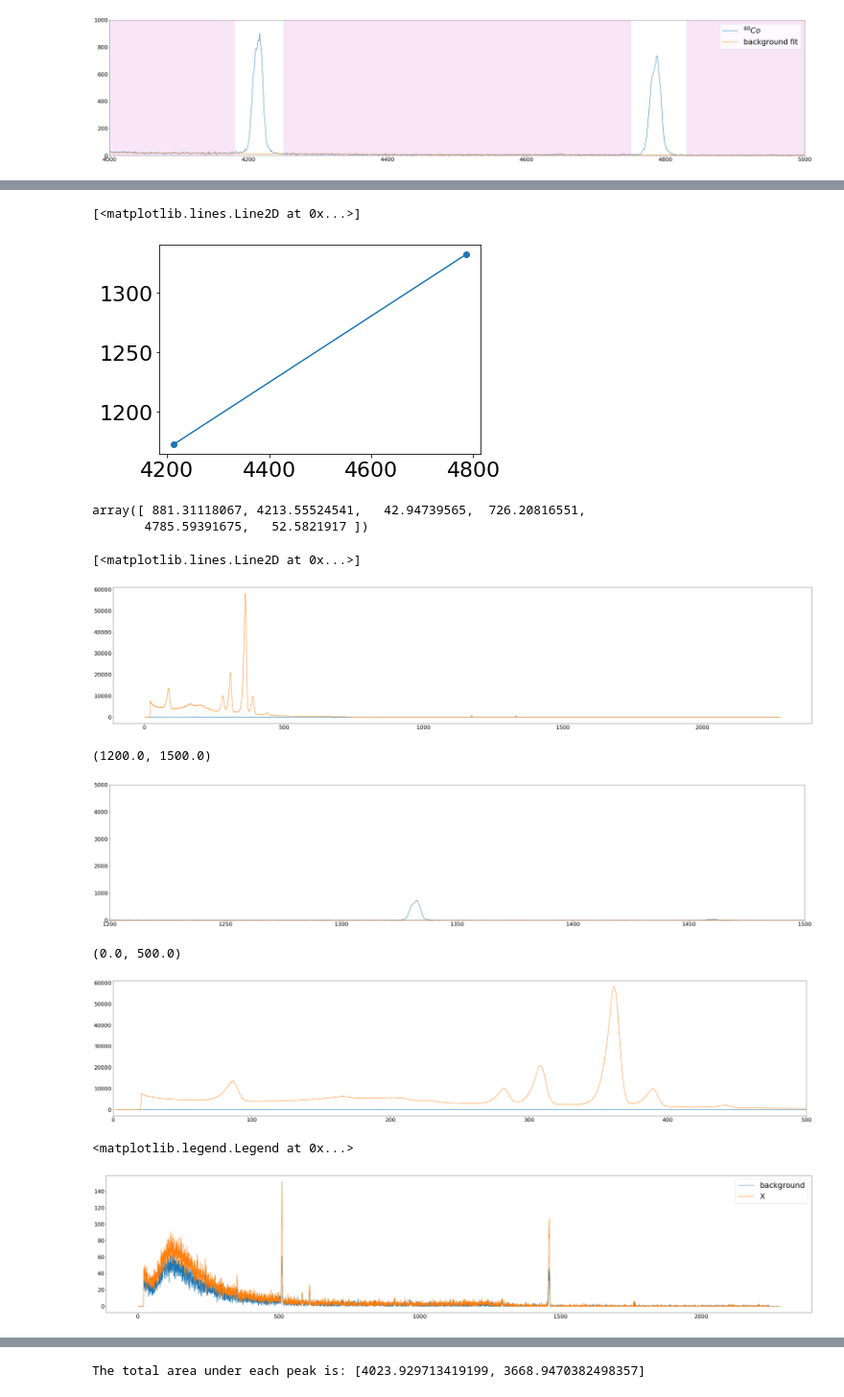
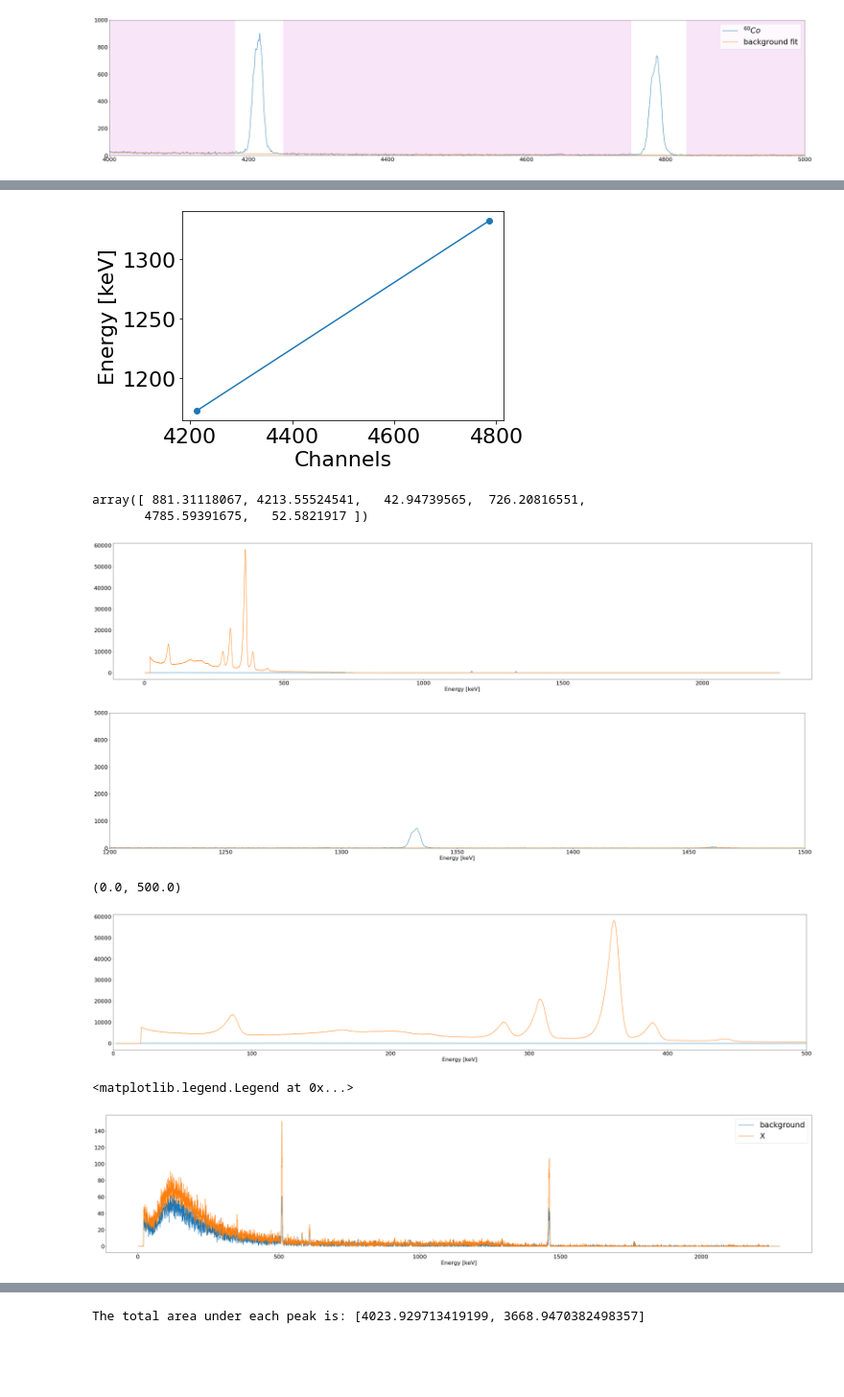
Before and after one commit to callum-mccracken/GRIDS_2022, a Jupyter notebook: HPGe/plot_spectra.ipynb, the cells around one changed output, grey strips where cells are left out. Shown at 96% size. Drawn from its saved outputs; the diff is of its cells as text; code cells hidden in the pictures; blank space fills up the shorter version.

```diff
--- a/HPGe/plot_spectra.ipynb
+++ b/HPGe/plot_spectra.ipynb
@@ -195,8 +196,15 @@ plt.xlim(4000, 5000)
 # %%
-plt.plot([coeff_gauss[1],coeff_gauss[4]], [1173, 1332], '-o')
+#what peaks do we need to match?
+Co60_Peaks = [1173, 1332]
+# Ba133_Peaks = [356]
+# Na22_Peaks = [511, 1274]
+
+plt.plot([coeff_gauss[1],coeff_gauss[4]], Co60_Peaks, '-o')
+plt.ylabel("Energy [keV]")
+plt.xlabel("Channels")
+plt.show()
 # %% [output]
-[<matplotlib.lines.Line2D at 0x...>]
-[figure, old version]
+[figure, new version]
 # %%
 coeff_gauss
 # %% [output]
@@ -213,16 +221,16 @@ channelToEnergy = np.polyval(cal1, xval)
 # 0.277*4200+1.8287
 # %%
 plt.figure(figsize=(50, 10))
-
 
 # plt.plot(spectrum_bkg, label=r'background')
 # plt.plot(spectrum_x, label=r'X')
 plt.plot(channelToEnergy, spectrum_co60, label=r'$^{60}Co$')
 plt.plot(channelToEnergy, spectrum_ba133, label=r'$^{133}Ba$')
 # plt.plot(spectrum_na22, label=r'$^{22}Na$')
+plt.xlabel("Energy [keV]")
+plt.show()
 # %% [output]
-[<matplotlib.lines.Line2D at 0x...>]
-[figure, old version]
+[figure, new version]
 # %%
 plt.figure(figsize=(50, 10))
 
@@ -232,12 +240,12 @@ plt.figure(figsize=(50, 10))
 plt.plot(channelToEnergy, spectrum_co60, label=r'$^{60}Co$')
 plt.plot(channelToEnergy, spectrum_ba133, label=r'$^{133}Ba$')
 # plt.plot(spectrum_na22, label=r'$^{22}Na$')
-
+plt.xlabel("Energy [keV]")
 plt.ylim(0, 5000)
 plt.xlim(1200, 1500)
+plt.show()
 # %% [output]
-(1200.0, 1500.0)
-[figure, old version]
+[figure, new version]
 # %%
 plt.figure(figsize=(50, 10))
 
@@ -248,25 +256,25 @@ plt.plot(channelToEnergy, spectrum_co60, label=r'$^{60}Co$')
 plt.plot(channelToEnergy, spectrum_ba133, label=r'$^{133}Ba$')
 # plt.plot(spectrum_na22, label=r'$^{22}Na$')
 
-
+plt.xlabel("Energy [keV]")
 plt.xlim(0, 500)
 # %% [output]
 (0.0, 500.0)
-[figure, old version]
+[figure, new version]
 # %%
 plt.figure(figsize=(50, 10))
 
 
 plt.plot(channelToEnergy,spectrum_bkg, label=r'background')
 plt.plot(channelToEnergy,spectrum_x, label=r'X')
 # plt.plot(spectrum_co60/max(spectrum_co60), label=r'$^{60}Co$')
 # plt.plot(spectrum_ba133/max(spectrum_ba133), label=r'$^{133}Ba$')
 # plt.plot(spectrum_na22/max(spectrum_na22), label=r'$^{22}Na$')
-
+plt.xlabel("Energy [keV]")
 plt.legend(fontsize=30)
 # %% [output]
 <matplotlib.legend.Legend at 0x...>
-[figure, old version]
+[figure, new version]
 # %%
 # ?np.polyfit
 # %%
```
Also changed, not shown: parts of 3 cells of this notebook, 13 other files.
